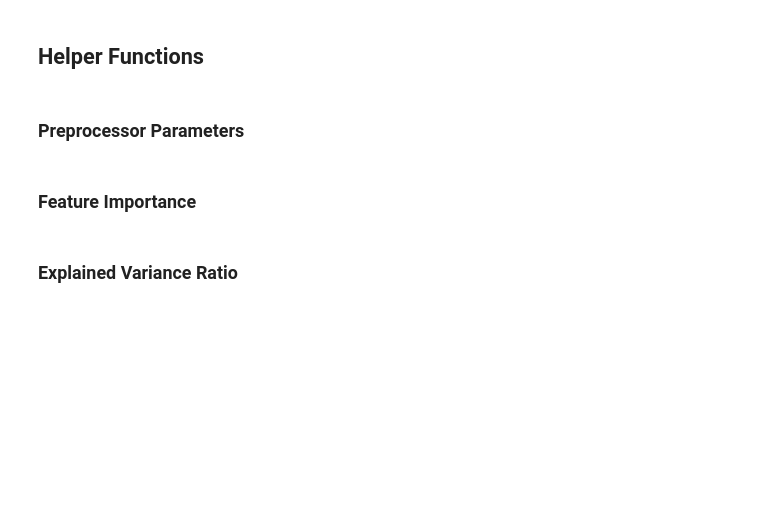
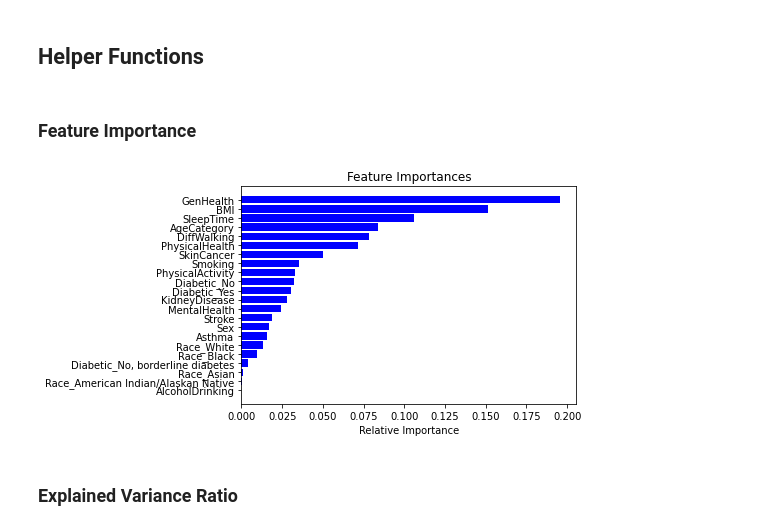
Before and after one commit to ramesaliyev/ai-heart-disease-prediction, a Jupyter notebook: model.ipynb, the cells around one changed output. Cells and saved outputs as stored; diff of their text form; code cells hidden in the pictures; blank space fills up the shorter version.

```diff
--- a/model.ipynb
+++ b/model.ipynb
@@ -195,6 +196,9 @@ hp_test_size = 0.2
 # %%
 # read csv
 data = pd.read_csv(path.join(path_csv, 'data.csv'), encoding='utf-8')
+
+# limit data
+data = data.loc[:100]
 # %% [markdown]
 ### Simple EDA
 # %%
@@ -375,7 +467,7 @@ class Preprocessor:
 # %%
 class Model:
     def __init__(self, estimator, data, n_splits, test_size, seed,
-                 prep_params={}, hp_grid=None):
+                 prep_params=None, hp_grid=None):
 
         self.estimator = estimator
         self.data = data
@@ -418,9 +510,9 @@ class Model:
                 best_estimator.fit(X_train, Y_train)
 
             Y_pred = best_estimator.predict(X_test)
-            rsme = round(np.sqrt(mean_squared_error(Y_test, Y_pred)), 2)
+            accuracy = accuracy_score(Y_test, Y_pred)
 
-            result = dict(y_true=Y_test, y_pred=Y_pred, best_params=best_params, rsme=rsme,
+            result = dict(y_true=Y_test, y_pred=Y_pred, best_params=best_params, accuracy=accuracy,
                           seed=self.seed, best_estimator=best_estimator, preprocessor=preprocessor)
 
             self.stats.append(result)
@@ -431,22 +523,22 @@ class Model:
         return self.best_estimator.predict(data)
 
     def collect_best_stats(self):
-        best_rsme = math.inf
-        total_rsme = 0
+        best_accuracy = -1
+        total_accuracy = 0
         best_stats = None
 
         for stats in self.stats:
-            rsme = stats['rsme']
+            accuracy = stats['accuracy']
 
-            total_rsme += rsme
-            if rsme < best_rsme:
-                best_rsme = rsme
+            total_accuracy += accuracy
+            if accuracy > best_accuracy:
+                best_accuracy = accuracy
                 best_stats = stats
 
         self.best_stats = best_stats
         self.best_estimator = best_stats['best_estimator']
         self.best_preprocessor = best_stats['preprocessor']
-        self.mean_rsme = total_rsme / len(self.stats)
+        self.mean_accuracy = total_accuracy / len(self.stats)
 # %%
 class Trainer:
     def __init__(self, name, data, n_splits, test_size, seed, prep_params={}):
@@ -585,5 +677,3 @@ class SetTrainer:
 set_trainer = SetTrainer()
 # %% [markdown]
 ## Helper Functions
-# %% [markdown]
-### Preprocessor Parameters
@@ -605,23 +680,25 @@ def create_prep_params(override={}):
 # %% [markdown]
 ### Feature Importance
 # %%
-def calculate_feature_importances(data, n_splits, test_size, seed, prep_params={}):
+def calculate_feature_importances(data, n_splits, test_size, seed, prep_params=None):
     model = Model(RandomForestClassifier, data, n_splits, test_size, seed, prep_params)
     model.train()
-    return
     model.collect_best_stats()
 
     importances = model.best_estimator.feature_importances_
     indices = np.argsort(importances)
+    graph_x = range(len(indices))
+
     plt.title('Feature Importances')
-    plt.barh(range(len(indices)), importances[indices], color='b', align='center')
-    plt.yticks(range(len(indices)), [df.columns.to_list()[i] for i in indices])
+    plt.barh(graph_x, importances[indices], color='b', align='center')
+    plt.yticks(graph_x, model.best_stats['preprocessor'].feature_columns[indices])
     plt.xlabel('Relative Importance')
     plt.show()
 
 calculate_feature_importances(data=data, n_splits=hp_cv_splits,
-                              test_size=hp_test_size, seed=hp_seed,
-                              prep_params=create_prep_params())
+    test_size=hp_test_size, seed=hp_seed)
+# %% [output]
+[figure, added]
 # %% [markdown]
 ### Explained Variance Ratio
 # %%
```
Also changed, not shown: parts of 11 cells of this notebook.
